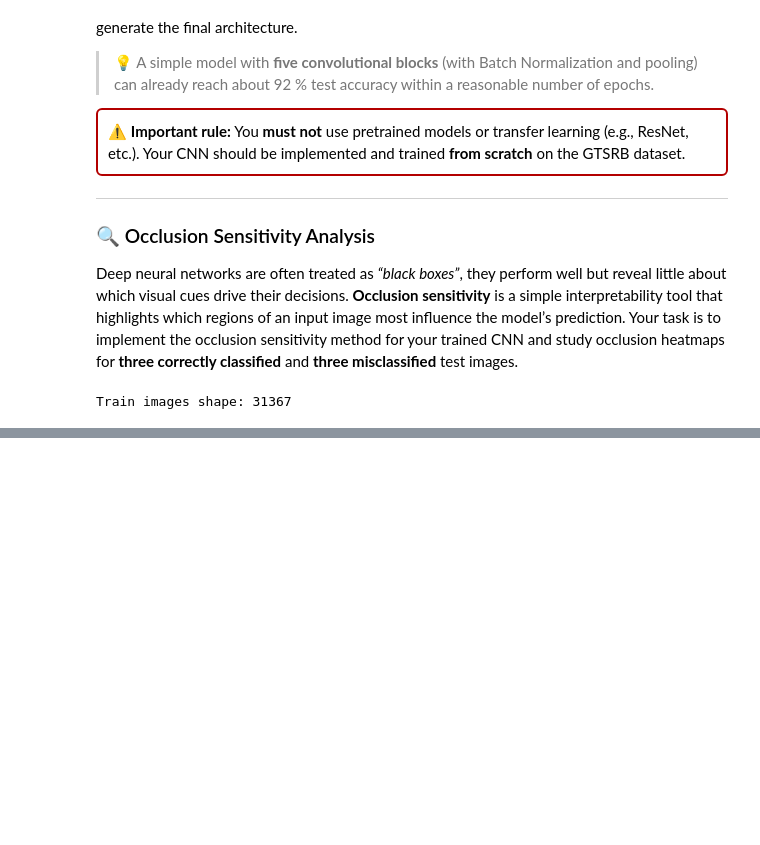
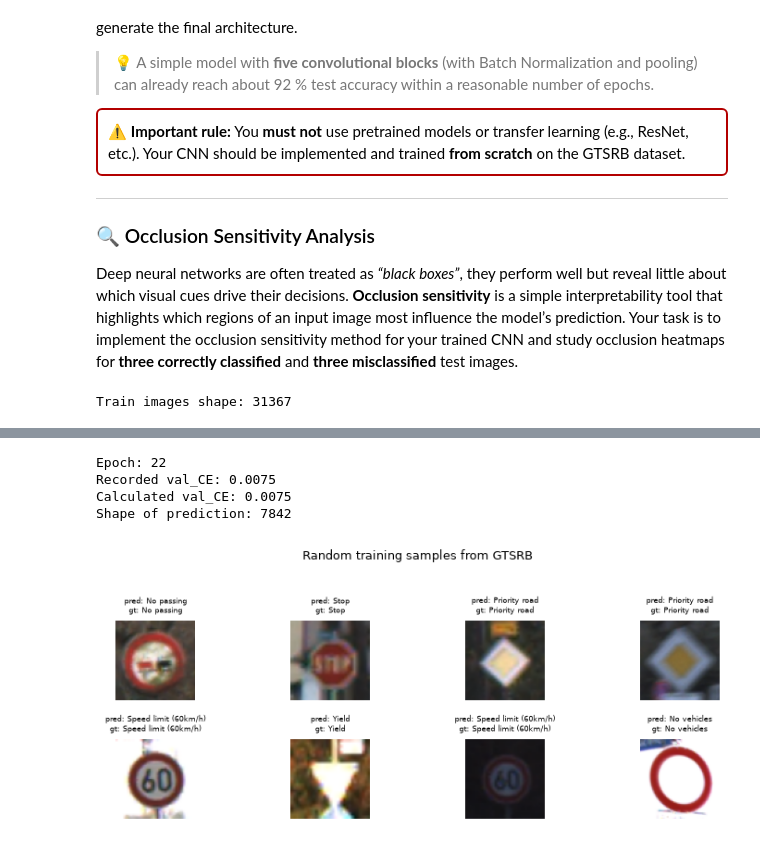
Before and after one commit to sche0151/ECE4179_Assignment_Notebooks, a Jupyter notebook: Q4_GTSRB_Starter_Code.ipynb, the cells around one changed output, grey strips where cells are left out. Cells and saved outputs as stored; diff of their text form; code cells hidden in the pictures; blank space fills up the shorter version.

Commit message:
[Update] best checkpoint V3

```diff
--- a/Q4_GTSRB_Starter_Code.ipynb
+++ b/Q4_GTSRB_Starter_Code.ipynb
@@ -300,7 +300,7 @@ optimiser = torch.optim.AdamW([
 # %%
 history = {
     "Epoch": [],
-    "train_RMSE": [],
-    "val_RMSE": [],
+    "train_CE": [],
+    "val_CE": [],
 }
 # %%
@@ -402,40 +410,62 @@ KeyboardInterrupt:
 # %%
 # run model
 
-checkpoint_name = "checkpoint_.pth"
+checkpoint_name = "checkpoint_V3.pth"
 checkpoint = torch.load(checkpoint_name)
 model.load_state_dict(checkpoint["model_state"])
 epoch = checkpoint["epoch"]
 
 # history = checkpoint["history"]
+pred = []
 
 with torch.no_grad():
+    # reset loss values for reporting
+    val_loss_sum = 0.0
+    samples_received = 0
+
     for imgs, lbls in val_loader:
         imgs = imgs.to(device)
         lbls = lbls.to(device)
 
         val_pred = model(imgs)
+        pred.extend(val_pred.argmax(dim=1))
         val_CE = loss(val_pred, lbls)
 
+        batch_size = lbls.size(0)
+        samples_received += batch_size
+        val_loss_sum += val_CE.item()*(batch_size)
+
+    val_epoch_loss = val_loss_sum / samples_received
+
 print(f"Epoch: {epoch}")
-print(f"Recorded val_CE: {checkpoint["val_loss"].item():.4f}")
-print(f"Calculated val_CE: {val_CE.item():.4f}")
+print(f"Recorded val_CE: {checkpoint["val_loss"]:.4f}")
+print(f"Calculated val_CE: {val_epoch_loss:.4f}")
+print(f"Shape of prediction: {len(pred)}")
+# %% [output]
+Epoch: 22
+Recorded val_CE: 0.0075
+Calculated val_CE: 0.0075
+Shape of prediction: 7842
 # %%
 # ---------------------------------------------------------
 # Visualize 8 random training samples
 # ---------------------------------------------------------
 n_show = 8
-idxs = np.random.choice(len(train_ds), n_show, replace=False)
+idxs = np.random.choice(len(val_ds), n_show, replace=False)
 
 plt.figure(figsize=(8, 3))
 for i, idx in enumerate(idxs):
-    img, label = train_ds[idx]
+    img, gt = val_ds[idx]
+    lbl = pred[idx]
     img_disp = img.permute(1, 2, 0).cpu().numpy()
     plt.subplot(2, 4, i + 1)
     plt.imshow(img_disp)
-    plt.title(categories[label], fontsize=9)
+    plt.title(f"pred: {categories[lbl]}\ngt: {categories[gt]}", fontsize=6)
     plt.axis("off")
 
-plt.suptitle("Random training samples from GTSRB", fontsize=12, y=1.02)
+plt.suptitle("Random training samples from GTSRB", fontsize=9, y=1.02)
 plt.tight_layout()
+plt.savefig(f"Output {version}.png", dpi=300)
 plt.show()
+# %% [output]
+[figure, added]
```
Also changed, not shown: parts of 3 cells of this notebook, 5 other files.
